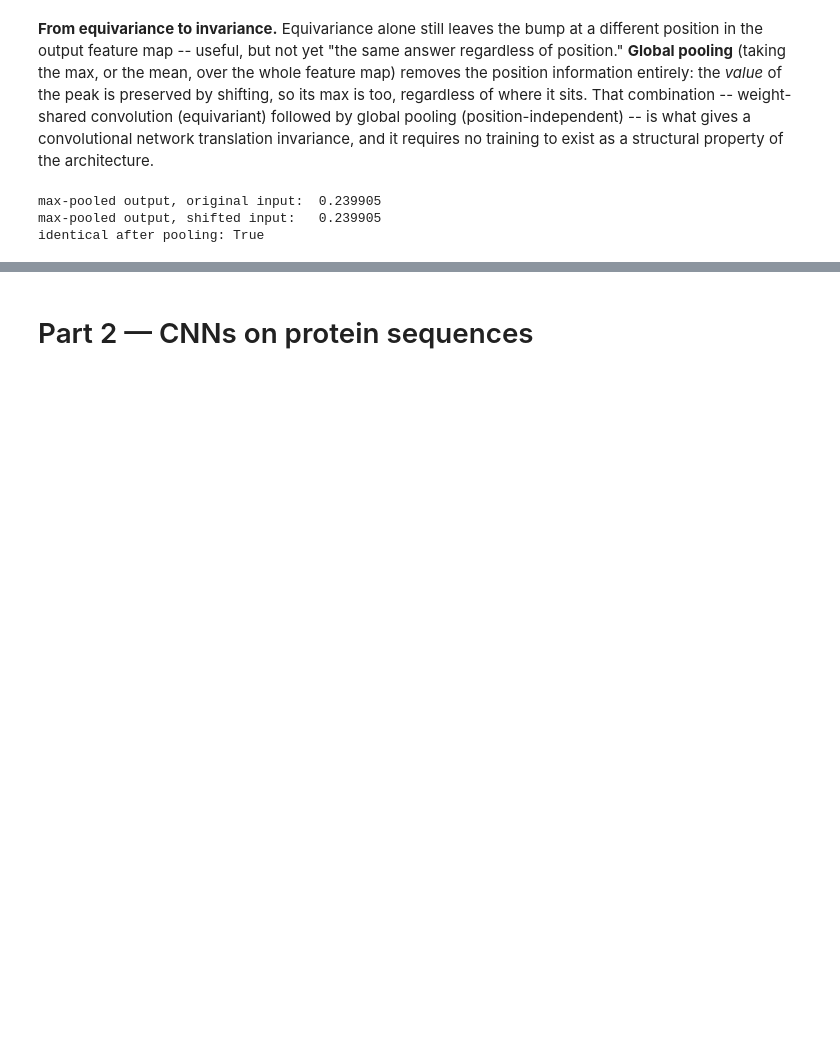
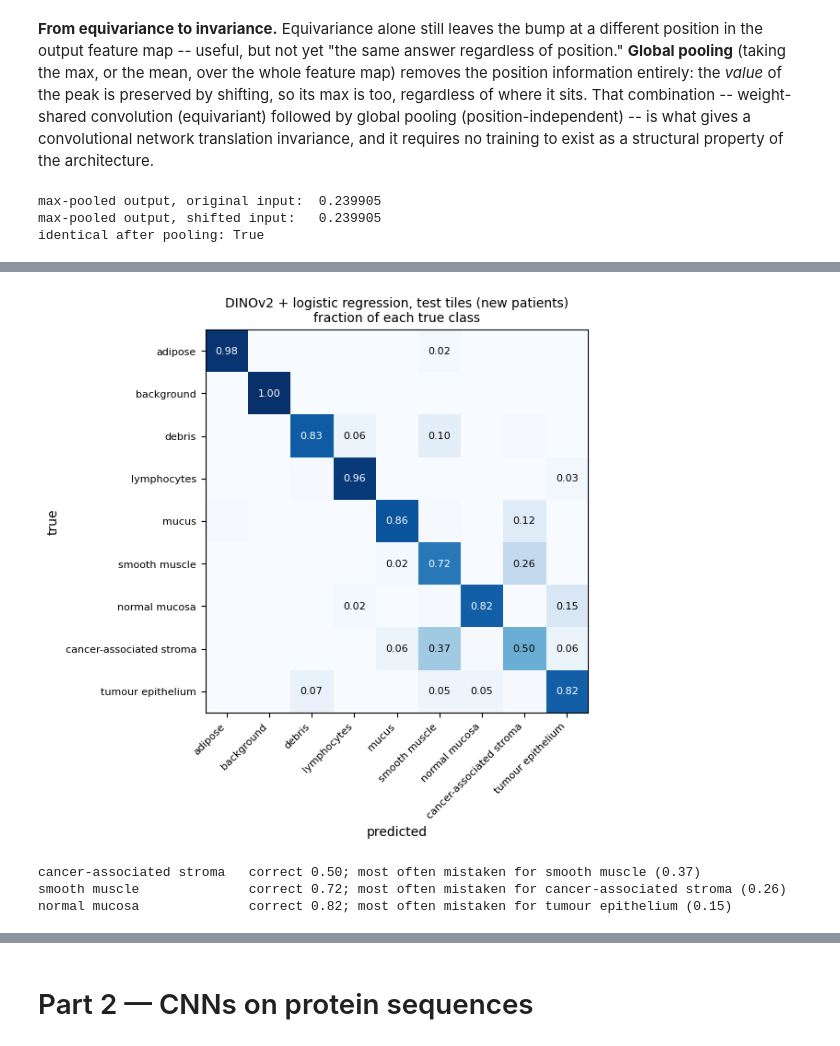
Before and after one commit to ElofssonLab/kb8029-book, a Jupyter notebook: notebooks/session10-cnns-in-code.ipynb, the cells around one changed output, grey strips where cells are left out. Cells and saved outputs as stored; diff of their text form; code cells hidden in the pictures; blank space fills up the shorter version.

```diff
--- a/notebooks/session10-cnns-in-code.ipynb
+++ b/notebooks/session10-cnns-in-code.ipynb
@@ -337,0 +398,22 @@ and flips.
+# %%
+from sklearn.metrics import confusion_matrix
+cm = confusion_matrix(tiles["test"][1], dino_test_pred, normalize="true")
+fig, ax = plt.subplots(figsize=(6.2, 5.4))
+ax.imshow(cm, cmap="Blues", vmin=0, vmax=1)
+for i in range(9):
+    for j in range(9):
+        if cm[i, j] >= 0.02:
+            ax.text(j, i, f"{cm[i, j]:.2f}", ha="center", va="center", fontsize=8, color="white" if cm[i, j] > 0.5 else "black")
+ax.set_xticks(range(9)); ax.set_xticklabels(CLASS_NAMES, rotation=45, ha="right", fontsize=8)
+ax.set_yticks(range(9)); ax.set_yticklabels(CLASS_NAMES, fontsize=8)
+ax.set_xlabel("predicted"); ax.set_ylabel("true")
+ax.set_title("DINOv2 + logistic regression, test tiles (new patients)\nfraction of each true class", fontsize=10)
+plt.savefig(f"{FIGS}/session10-crc-confusion.png", dpi=150, bbox_inches="tight"); plt.show()
+for i in np.argsort(np.diag(cm))[:3]:
+    j = int(np.argmax(np.where(np.arange(9) == i, -1, cm[i])))
+    print(f"{CLASS_NAMES[i]:26s} correct {cm[i, i]:.2f}; most often mistaken for {CLASS_NAMES[j]} ({cm[i, j]:.2f})")
+# %% [output]
+[figure, added]
+cancer-associated stroma   correct 0.50; most often mistaken for smooth muscle (0.37)
+smooth muscle              correct 0.72; most often mistaken for cancer-associated stroma (0.26)
+normal mucosa              correct 0.82; most often mistaken for tumour epithelium (0.15)
```
Also changed, not shown: parts of 25 cells of this notebook, 15 other files.
